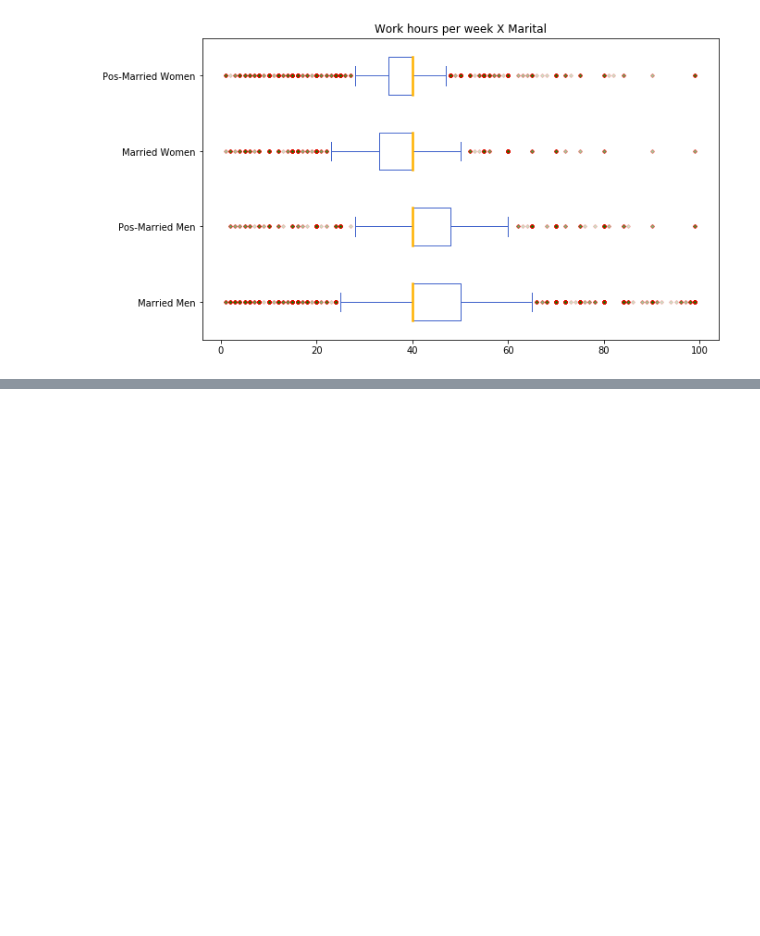
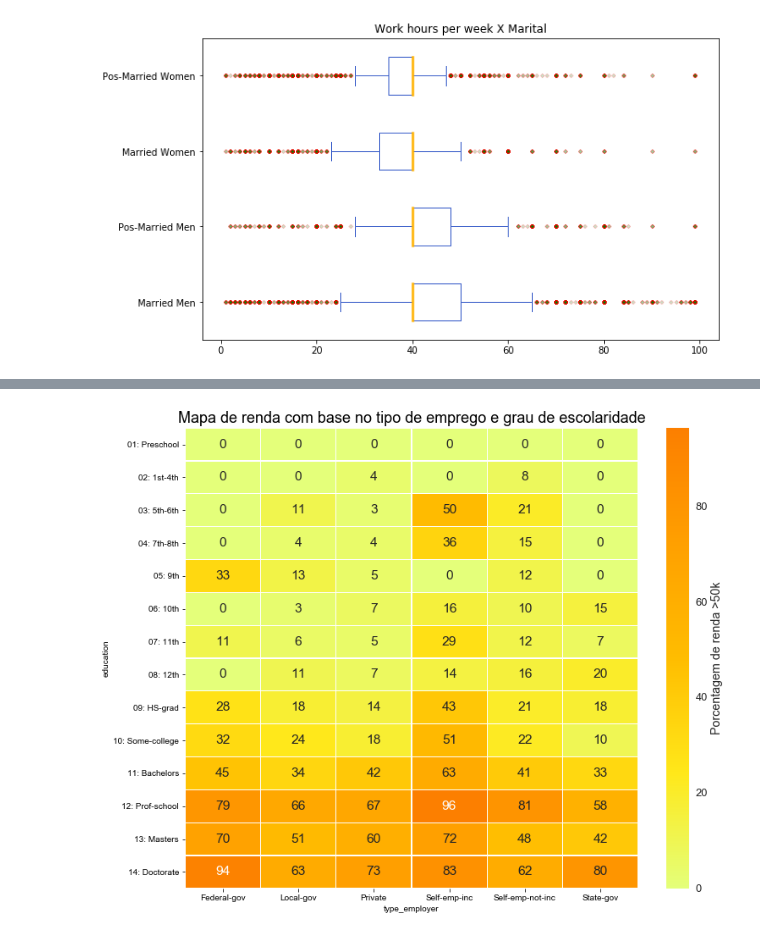
Before and after one commit to Pedalves/DataScience, a Jupyter notebook: ExploratoryDataAnalysis.ipynb, the cells around one changed output, grey strips where cells are left out. Cells and saved outputs as stored; diff of their text form; code cells hidden in the pictures; blank space fills up the shorter version.

```diff
--- a/ExploratoryDataAnalysis.ipynb
+++ b/ExploratoryDataAnalysis.ipynb
@@ -364,0 +505,20 @@ plt.show()
+# %%
+# Questão 4.5 - Preparando dados para plotar
+
+import seaborn as sns
+
+# Criando Pivot Table para usar no heatMap
+pivot_edu_workclass = se_edu_workclass.pivot(index='education', columns='type_employer', values='>50k_factor' )
+
+# Removendo Dados que Nao Sabemos Avaliar
+pivot_edu_workclass.drop(['Never-worked'], axis = 1, inplace = True)
+pivot_edu_workclass.drop(['Without-pay'], axis = 1, inplace = True)
+pivot_edu_workclass.drop(['?'], axis = 1, inplace = True)
+
+pivot_edu_workclass.drop(['00: Assoc-acdm'], axis = 0, inplace = True)
+pivot_edu_workclass.drop(['00: Assoc-voc'], axis = 0, inplace = True)
+
+# Trocando NaN por 0
+pivot_edu_workclass.fillna(0, inplace=True)
+
+pivot_edu_workclass
@@ -364,0 +542,25 @@ plt.show()
+# %%
+# Questão 4.6 - Plotando heatmap
+
+# Configurando Tamanho e Titulos
+fig , ax = plt.subplots( figsize = (12,10) )
+
+title = "Mapa de renda com base no tipo de emprego e grau de escolaridade"
+
+plt.title(title,fontsize=18)
+ttl = ax.title
+#ttl.set_position([0.5, 1.05])
+
+# Cores a testar: hot , Wistia , gist_heat , viridis , plasma , inferno , magma
+sns.set(font_scale=1.3)
+sns.heatmap( pivot_edu_workclass ,
+            annot=True ,
+            fmt = ".0f" ,
+            cmap="Wistia" ,
+            linewidths=0.2,
+            cbar_kws={'label': 'Porcentagem de renda >50k' },
+            ax=ax )
+
+plt.show()
+# %% [output]
+[figure, added]
```
Also changed, not shown: parts of 21 cells of this notebook.
